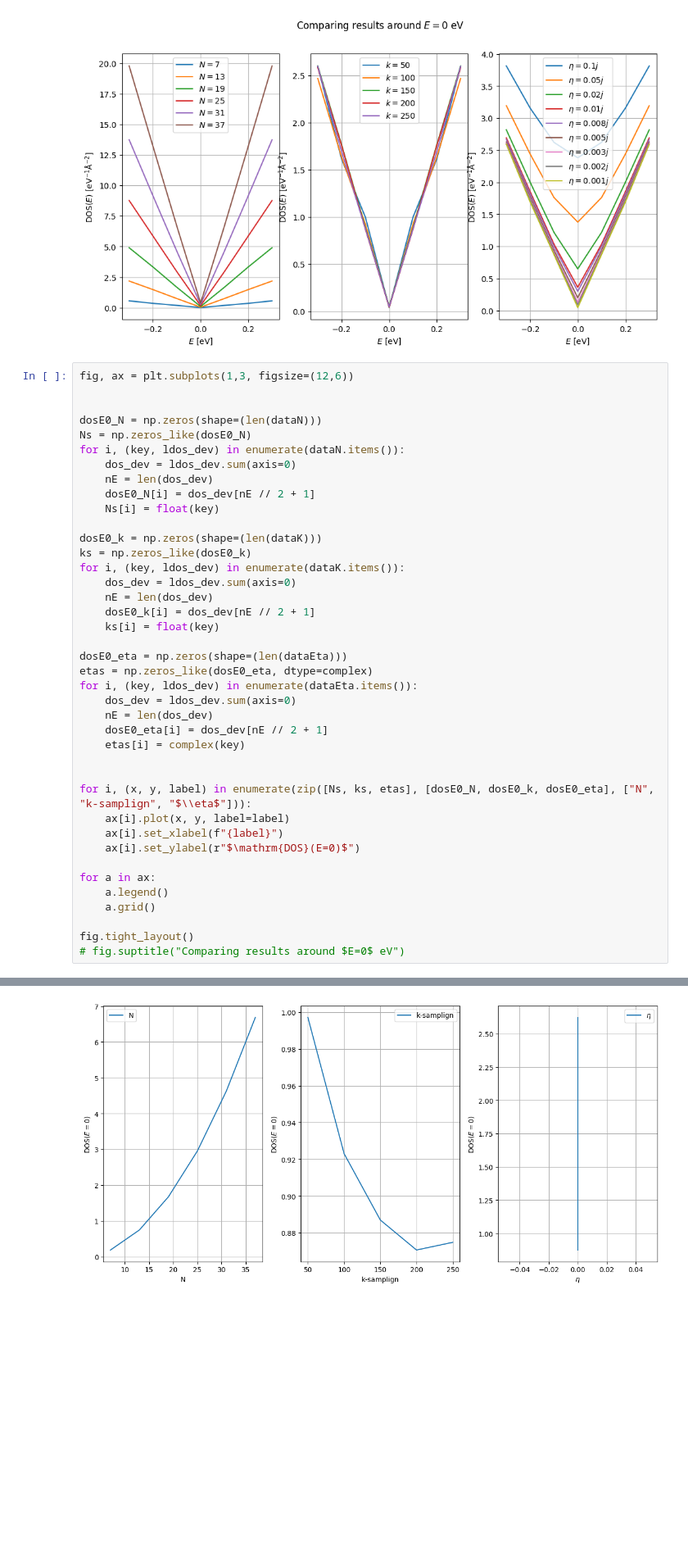
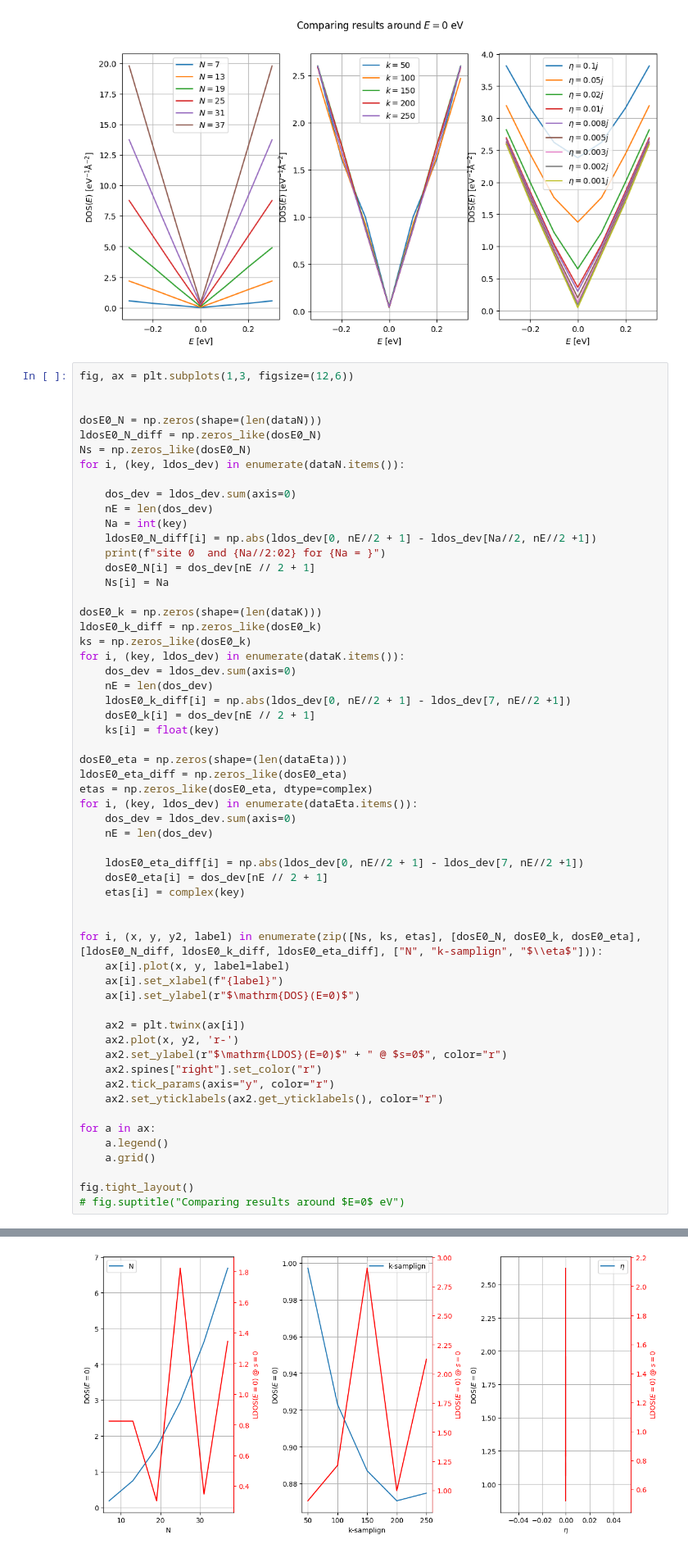
Before and after one commit to BastianValhoj/QTM-ML, a Jupyter notebook: scripts/plot_conv.ipynb, the cells around one changed output, grey strips where cells are left out. Shown at 82% size. Drawn from its saved outputs; the diff is of its cells as text; blank space fills up the shorter version.

Commit message:
plotting | SE_i - SE_j | convergence -- but result seems nonsensical

```diff
--- a/scripts/plot_conv.ipynb
+++ b/scripts/plot_conv.ipynb
@@ -43,34 +43,51 @@ fig, ax = plt.subplots(1,3, figsize=(12,6))
 
 
 dosE0_N = np.zeros(shape=(len(dataN)))
+ldosE0_N_diff = np.zeros_like(dosE0_N)
 Ns = np.zeros_like(dosE0_N)
 for i, (key, ldos_dev) in enumerate(dataN.items()):
+
     dos_dev = ldos_dev.sum(axis=0)
     nE = len(dos_dev)
+    Na = int(key)
+    ldosE0_N_diff[i] = np.abs(ldos_dev[0, nE//2 + 1] - ldos_dev[Na//2, nE//2 +1])
+    print(f"site 0  and {Na//2:02} for {Na = }")
     dosE0_N[i] = dos_dev[nE // 2 + 1]
-    Ns[i] = float(key)
+    Ns[i] = Na
 
 dosE0_k = np.zeros(shape=(len(dataK)))
+ldosE0_k_diff = np.zeros_like(dosE0_k)
 ks = np.zeros_like(dosE0_k)
 for i, (key, ldos_dev) in enumerate(dataK.items()):
     dos_dev = ldos_dev.sum(axis=0)
     nE = len(dos_dev)
+    ldosE0_k_diff[i] = np.abs(ldos_dev[0, nE//2 + 1] - ldos_dev[7, nE//2 +1])
     dosE0_k[i] = dos_dev[nE // 2 + 1]
     ks[i] = float(key)
 
 dosE0_eta = np.zeros(shape=(len(dataEta)))
+ldosE0_eta_diff = np.zeros_like(dosE0_eta)
 etas = np.zeros_like(dosE0_eta, dtype=complex)
 for i, (key, ldos_dev) in enumerate(dataEta.items()):
     dos_dev = ldos_dev.sum(axis=0)
     nE = len(dos_dev)
+
+    ldosE0_eta_diff[i] = np.abs(ldos_dev[0, nE//2 + 1] - ldos_dev[7, nE//2 +1])
     dosE0_eta[i] = dos_dev[nE // 2 + 1]
     etas[i] = complex(key)
 
 
-for i, (x, y, label) in enumerate(zip([Ns, ks, etas], [dosE0_N, dosE0_k, dosE0_eta], ["N", "k-samplign", "$\\eta$"])):
+for i, (x, y, y2, label) in enumerate(zip([Ns, ks, etas], [dosE0_N, dosE0_k, dosE0_eta], [ldosE0_N_diff, ldosE0_k_diff, ldosE0_eta_diff], ["N", "k-samplign", "$\\eta$"])):
     ax[i].plot(x, y, label=label)
     ax[i].set_xlabel(f"{label}")
     ax[i].set_ylabel(r"$\mathrm{DOS}(E=0)$")
+
+    ax2 = plt.twinx(ax[i])
+    ax2.plot(x, y2, 'r-')
+    ax2.set_ylabel(r"$\mathrm{LDOS}(E=0)$" + " @ $s=0$", color="r")
+    ax2.spines["right"].set_color("r")
+    ax2.tick_params(axis="y", color="r")
+    ax2.set_yticklabels(ax2.get_yticklabels(), color="r")
 
 for a in ax:
     a.legend()
@@ -82 +105 @@ fig.tight_layout()
-[figure, old version]
+[figure, new version]
```
Also changed, not shown: parts of 2 cells of this notebook.
